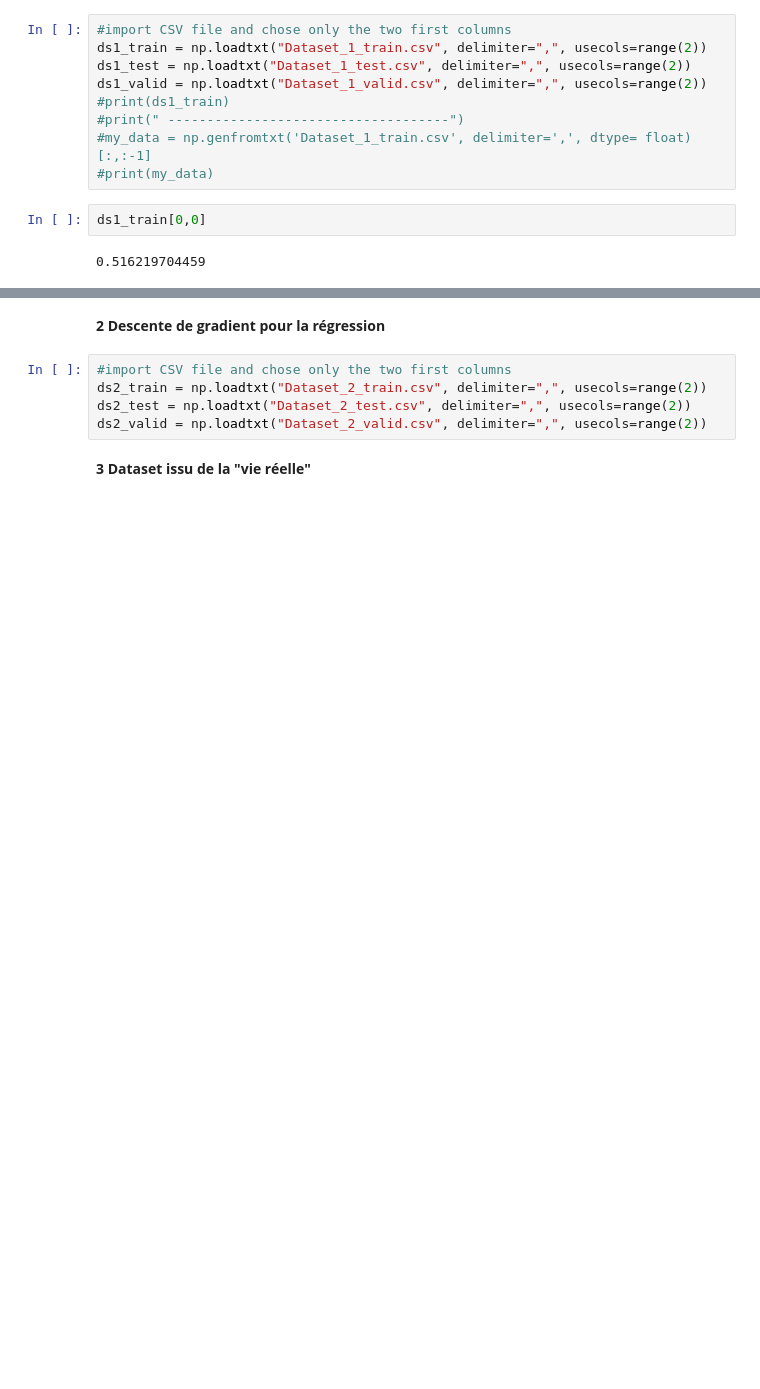
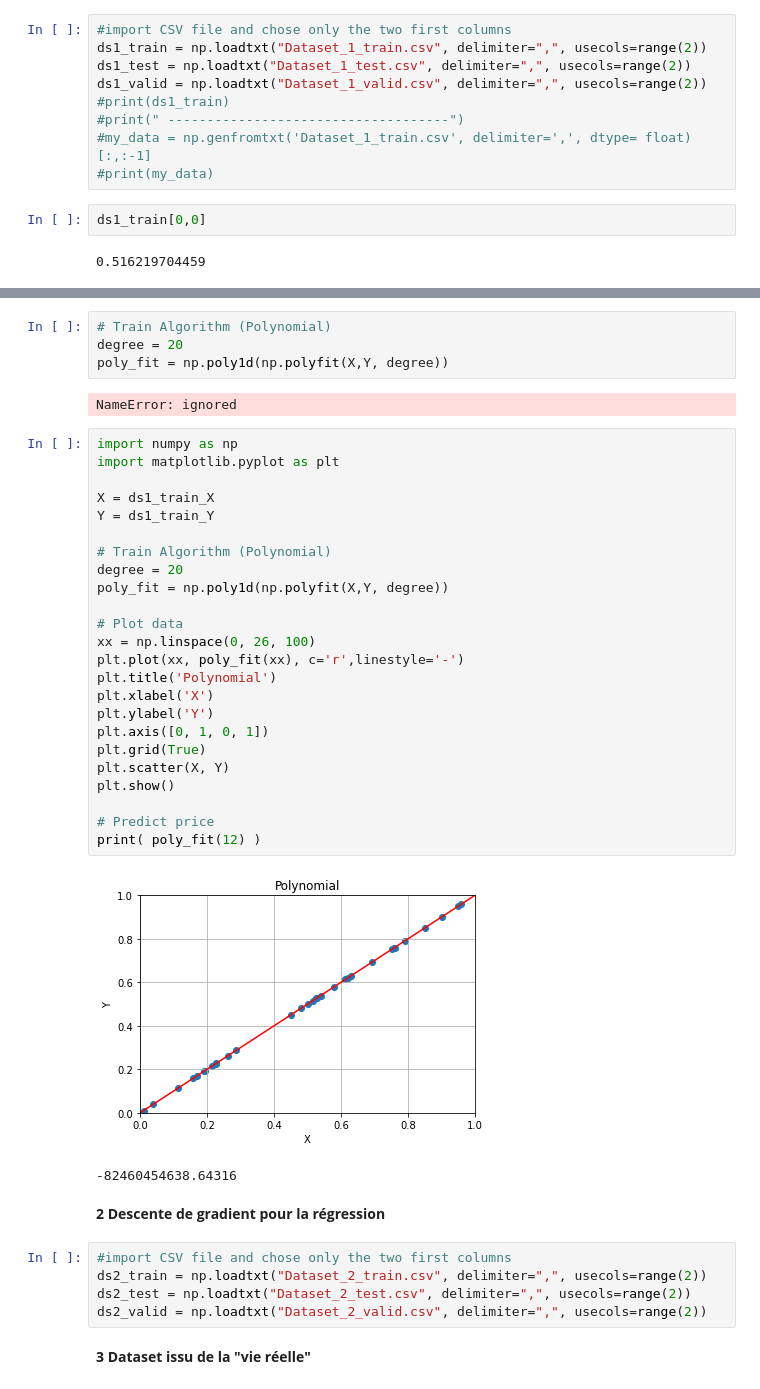
Before and after one commit to igorpontes/GLO-7050, a Jupyter notebook: mini_projet1.ipynb, the cells around one changed output, grey strips where cells are left out. Drawn from its saved outputs; the diff is of its cells as text; blank space fills up the shorter version.

Commit message:
add method to treats polynomial regression

```diff
--- a/mini_projet1.ipynb
+++ b/mini_projet1.ipynb
@@ -24,3 +54,36 @@ ds1_train[0,0]
+# %%
+# Train Algorithm (Polynomial)
+degree = 20
+poly_fit = np.poly1d(np.polyfit(X,Y, degree))
+# %% [output]
+NameError: ignored
+# %%
+import numpy as np
+import matplotlib.pyplot as plt
+
+X = ds1_train_X
+Y = ds1_train_Y
+
+# Train Algorithm (Polynomial)
+degree = 20
+poly_fit = np.poly1d(np.polyfit(X,Y, degree))
+
+# Plot data
+xx = np.linspace(0, 26, 100)
+plt.plot(xx, poly_fit(xx), c='r',linestyle='-')
+plt.title('Polynomial')
+plt.xlabel('X')
+plt.ylabel('Y')
+plt.axis([0, 1, 0, 1])
+plt.grid(True)
+plt.scatter(X, Y)
+plt.show()
+
+# Predict price
+print( poly_fit(12) )
+# %% [output]
+[figure, added]
+-82460454638.64316
 # %% [markdown]
 **2 Descente de gradient pour la régression**
 # %%
```
Also changed, not shown: parts of 6 cells of this notebook.
